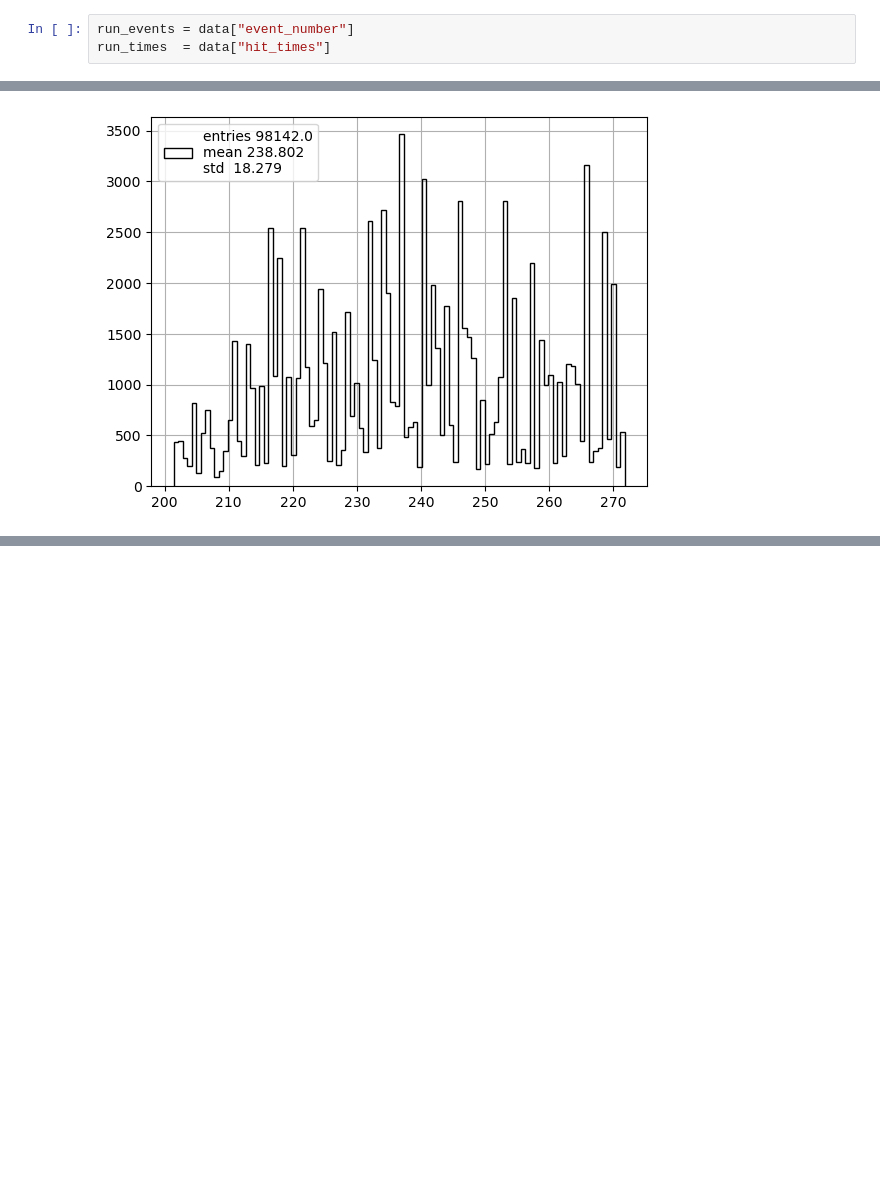
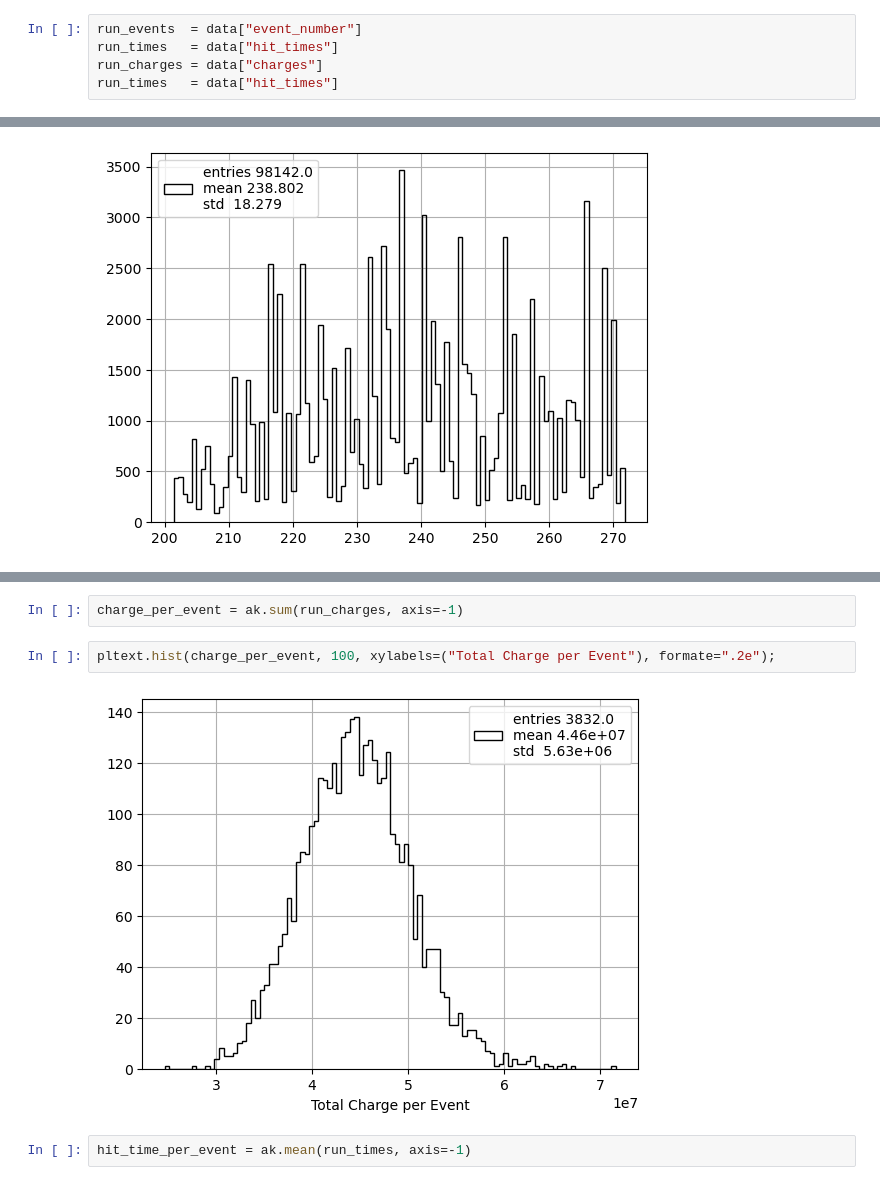
Before and after one commit to elenaramos44/nHits_trigger, a Jupyter notebook: NB/test_final_v1.ipynb, the cells around one changed output, grey strips where cells are left out. Saved outputs shown, nothing was run; the diff lists cells and outputs as text; blank space fills up the shorter version.

```diff
--- a/NB/test_final_v1.ipynb
+++ b/NB/test_final_v1.ipynb
@@ -85,8 +87,10 @@ pltext.hist(card_hit_times/1e6, 100, xylabels=("Time [ms]"), formate=".2e", labe
 # %% [markdown]
 # Per Event Analysis
 # %%
-run_events = data["event_number"]
-run_times  = data["hit_times"]
+run_events  = data["event_number"]
+run_times   = data["hit_times"]
+run_charges = data["charges"]
+run_times   = data["hit_times"]
 # %%
 event = 3
 pltext.hist(run_times[event]/1e6, 100);
@@ -96,0 +106,8 @@ print(ak.max(run_times[event]/1e6) - ak.min(run_times[event]/1e6))
+# %%
+charge_per_event = ak.sum(run_charges, axis=-1)
+# %%
+pltext.hist(charge_per_event, 100, xylabels=("Total Charge per Event"), formate=".2e");
+# %% [output]
+[figure, added]
+# %%
+hit_time_per_event = ak.mean(run_times, axis=-1)
```
Also changed, not shown: parts of 3 cells of this notebook.
